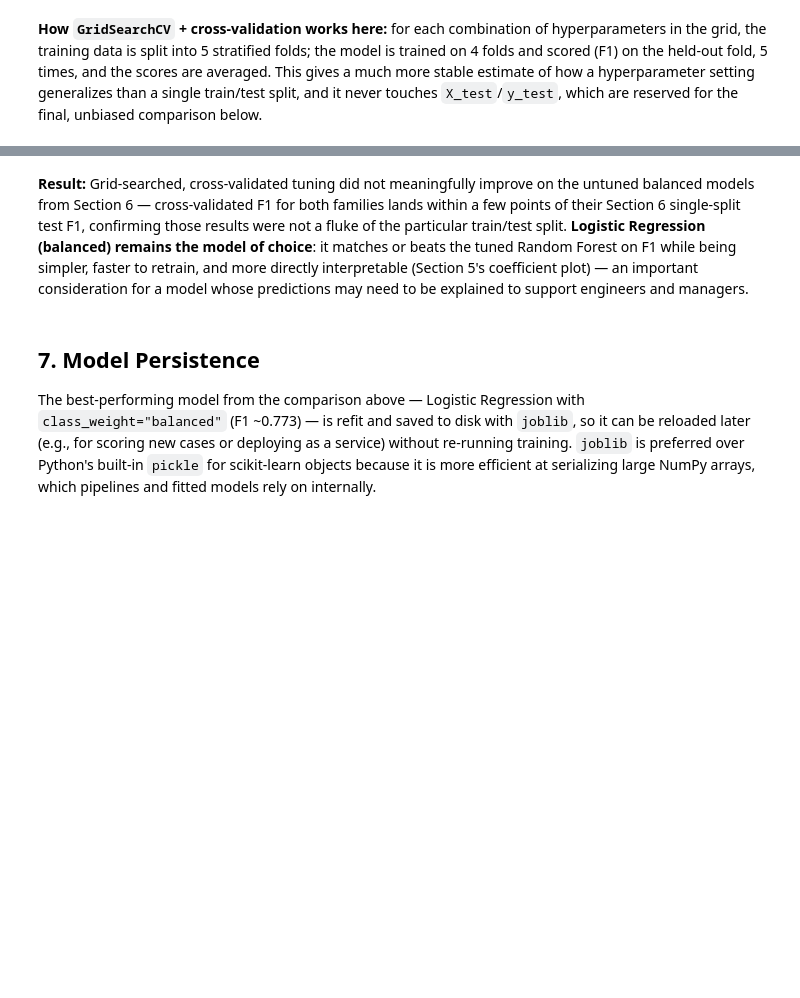
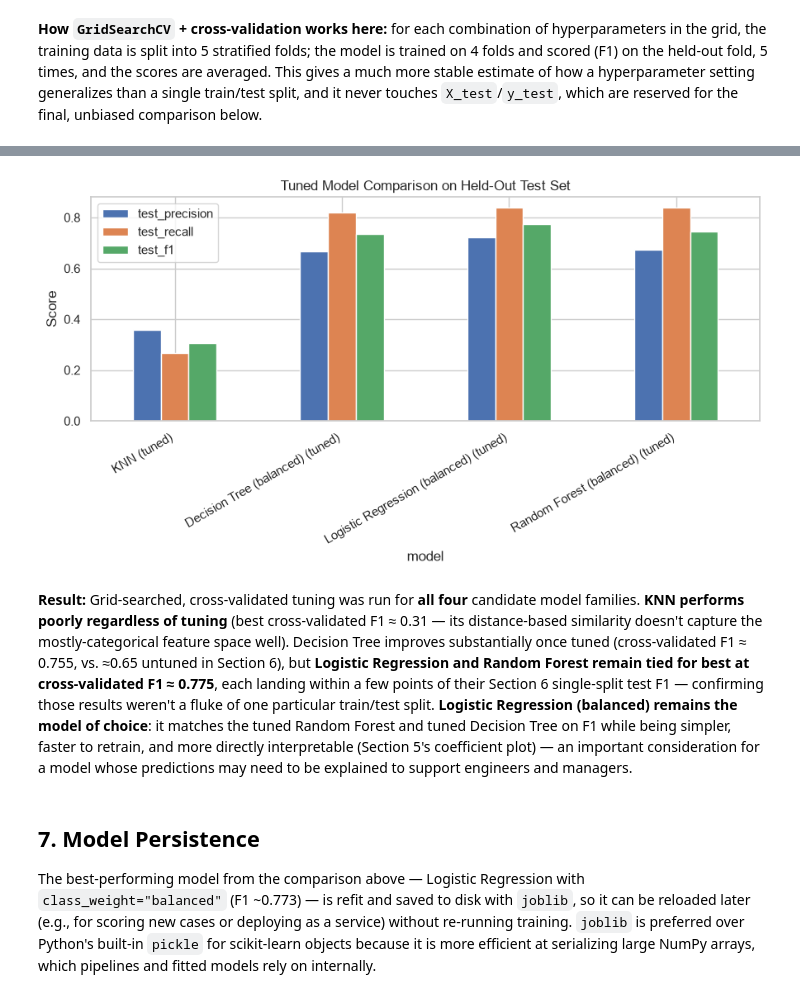
Before and after one commit to navatsa/ai-agent-capstone, a Jupyter notebook: notebooks/eda_report.ipynb, the cells around one changed output, grey strips where cells are left out. Cells and saved outputs as stored; diff of their text form; code cells hidden in the pictures; blank space fills up the shorter version.

```diff
--- a/notebooks/eda_report.ipynb
+++ b/notebooks/eda_report.ipynb
@@ -558,13 +623,30 @@ tuned_df
+# %%
+# Final side-by-side comparison chart of all four tuned models (saved for README)
+fig, ax = plt.subplots(figsize=(9, 5))
+tuned_df[["test_precision", "test_recall", "test_f1"]].plot(kind="bar", ax=ax)
+ax.set_title("Tuned Model Comparison on Held-Out Test Set")
+ax.set_ylabel("Score")
+plt.xticks(rotation=30, ha="right")
+plt.tight_layout()
+fig.savefig(f"{IMG_DIR}/tuned_model_comparison.png", dpi=150, bbox_inches="tight")
+plt.show()
+# %% [output]
+[figure, added]
 # %% [markdown]
-**Result:** Grid-searched, cross-validated tuning did not meaningfully
-improve on the untuned balanced models from Section 6 — cross-validated F1
-for both families lands within a few points of their Section 6 single-split
-test F1, confirming those results were not a fluke of the particular
-train/test split. **Logistic Regression (balanced) remains the model of
-choice**: it matches or beats the tuned Random Forest on F1 while being
-simpler, faster to retrain, and more directly interpretable (Section 5's
-coefficient plot) — an important consideration for a model whose
-predictions may need to be explained to support engineers and managers.
+**Result:** Grid-searched, cross-validated tuning was run for **all four**
+candidate model families. **KNN performs poorly regardless of tuning**
+(best cross-validated F1 ≈ 0.31 — its distance-based similarity doesn't
+capture the mostly-categorical feature space well). Decision Tree improves
+substantially once tuned (cross-validated F1 ≈ 0.755, vs. ≈0.65 untuned in
+Section 6), but **Logistic Regression and Random Forest remain tied for
+best at cross-validated F1 ≈ 0.775**, each landing within a few points of
+their Section 6 single-split test F1 — confirming those results weren't a
+fluke of one particular train/test split. **Logistic Regression (balanced)
+remains the model of choice**: it matches the tuned Random Forest and
+tuned Decision Tree on F1 while being simpler, faster to retrain, and more
+directly interpretable (Section 5's coefficient plot) — an important
+consideration for a model whose predictions may need to be explained to
+support engineers and managers.
 # %% [markdown]
 ## 7. Model Persistence
 
```
Also changed, not shown: parts of 6 cells of this notebook, 4 other files.
